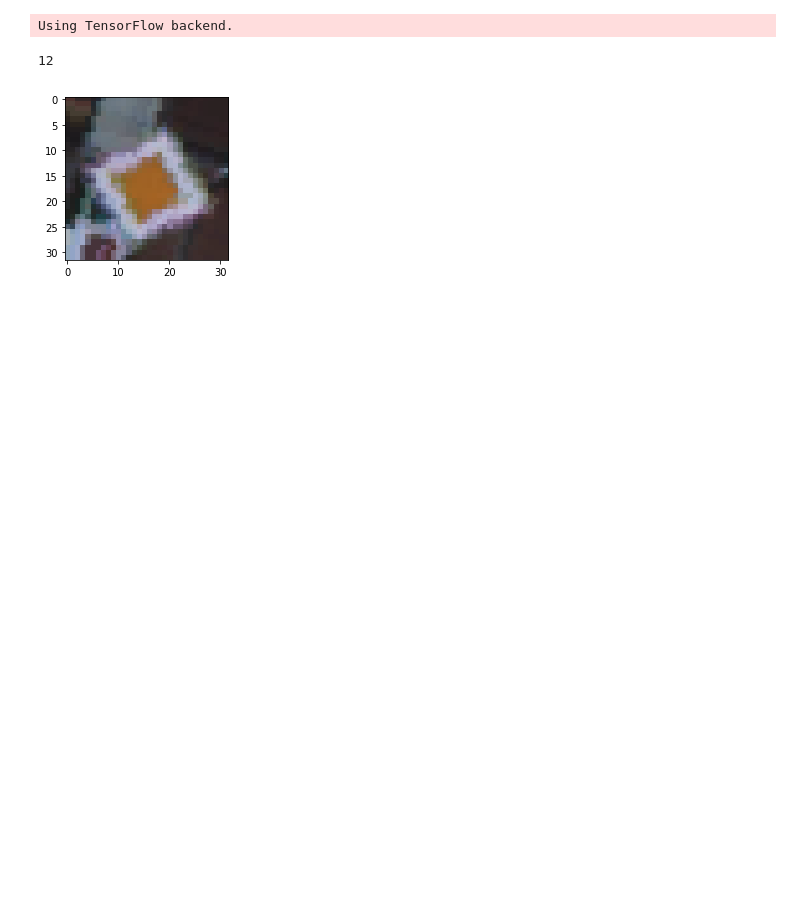
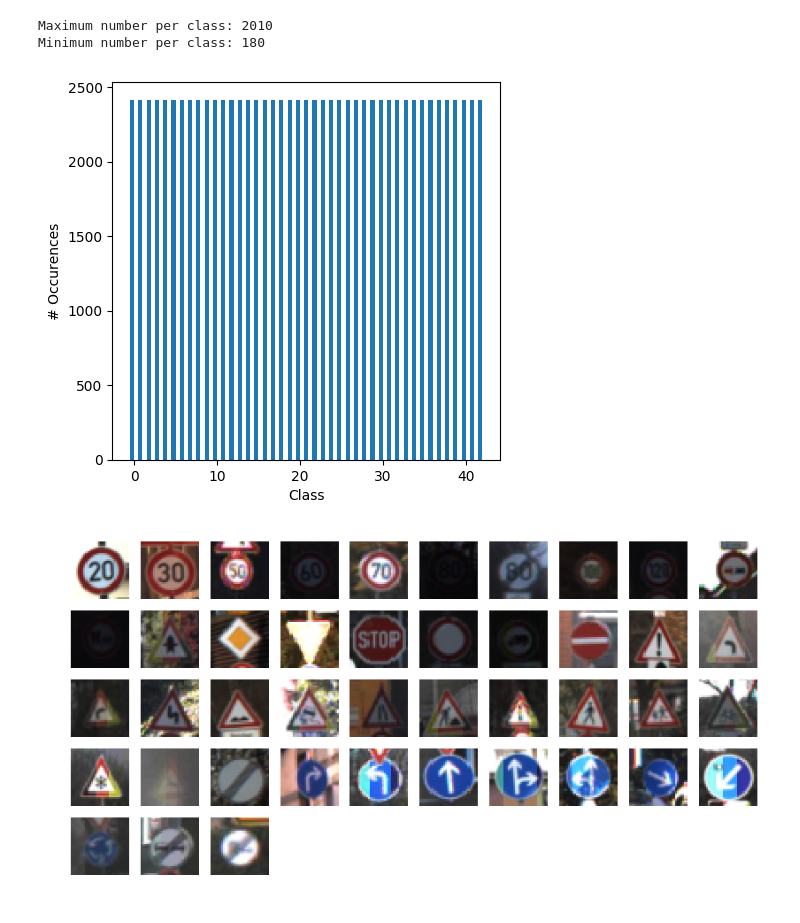
Before and after one commit to baronep/CarND-Traffic-Sign-Classifier-Project, a Jupyter notebook: project.ipynb, the cells around one changed output. Saved outputs shown, nothing was run; the diff lists cells and outputs as text; code cells hidden in the pictures; blank space fills up the shorter version.

```diff
--- a/project.ipynb
+++ b/project.ipynb
@@ -72,23 +126,44 @@ X_test_n = preprocess(X_test)
-# %%
-#X_aug, y_aug = augment_images(X_train_n, y_train)
-
-from keras.preprocessing.image import random_rotation, random_zoom
-
-def augment_image(image):
-    image = random_zoom(image, (0.9, 1.1), row_axis=0, col_axis=1, channel_axis=2)
-    image = random_rotation(image, 20 ,row_axis=0, col_axis=1, channel_axis=2)
-    return image
-
-index = random.randint(0, len(X_train))
-image = X_train[index].squeeze()
-
-plt.figure(figsize=(3,3))
-plt.imshow(augment_image(image), cmap="gray")
-print(y_train[index])
-
-# Shuffle
-X_train_n, y_train = shuffle(X_train_n, y_train)
-# %% [output]
-Using TensorFlow backend.
-12
-[figure, removed]
+# %%
+# We want to resample the dataset so that there is an equal number of images in each category
+# I will use oversampling to achieve this ...
+unique, counts = np.unique(y_train, return_counts=True)
+
+max_n_images = np.max(counts)
+min_n_images = np.min(counts)
+print('Maximum number per class: %d' % max_n_images)
+print('Minimum number per class: %d' % min_n_images)
+
+max_n_images = int(max_n_images * 1.2)
+
+for class_type in unique:
+    idx = (y_train == class_type)
+    images = X_train[idx]
+    labels = y_train[idx]
+    n_images = len(np.floor(images))
+
+    samples_to_add = max_n_images - n_images
+    rand_idx = np.random.choice(n_images, samples_to_add)
+    images_to_add = images[rand_idx]
+
+    # For all the images that we want to add, we should change each image slightly
+    for idx in range(len(images_to_add)):
+        transform_type = np.random.choice(4, 1)
+        if transform_type == 0:
+            images_to_add[idx] = random_zoom(images_to_add[idx], (0.9,1.1))
+        elif transform_type == 1:
+            images_to_add[idx] = random_shift(images_to_add[idx], 0.1, 0.1)
+        elif transform_type == 2:
+            images_to_add[idx] = random_shear(images_to_add[idx], 0.1)
+        else:
+            images_to_add[idx] = random_rotation(images_to_add[idx], 10)
+
+    X_train = np.concatenate([X_train, images_to_add], axis=0)
+    y_train = np.concatenate([y_train, class_type*np.ones(len(images_to_add))])
+
+plot_distribution(y_train, 'output_images/class_distribution_resampled.png')
+show_image_sample(np.flip(X_train, axis=0), np.flip(y_train, axis=0))
+# %% [output]
+Maximum number per class: 2010
+Minimum number per class: 180
+[figure, added]
+[figure, added]
```
Also changed, not shown: parts of 19 cells of this notebook, 4 other files.
